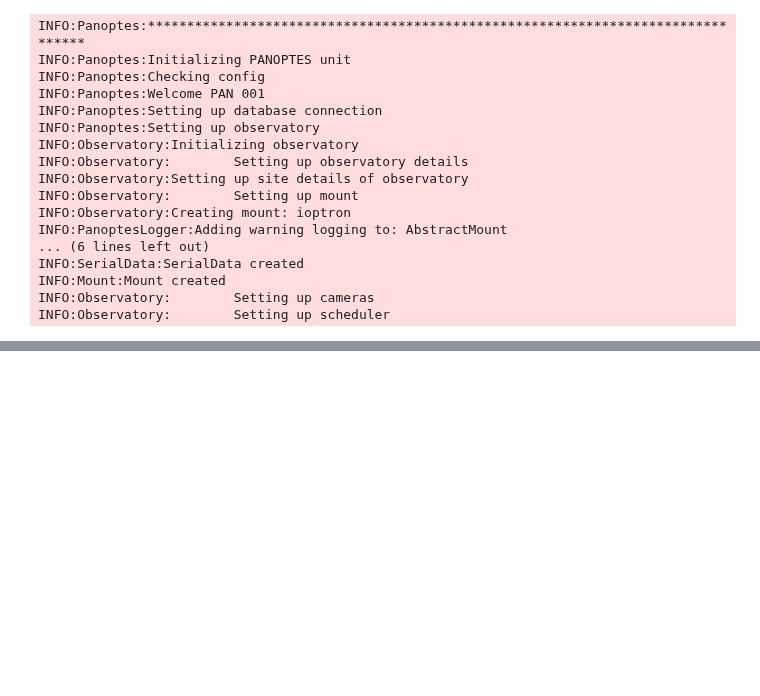
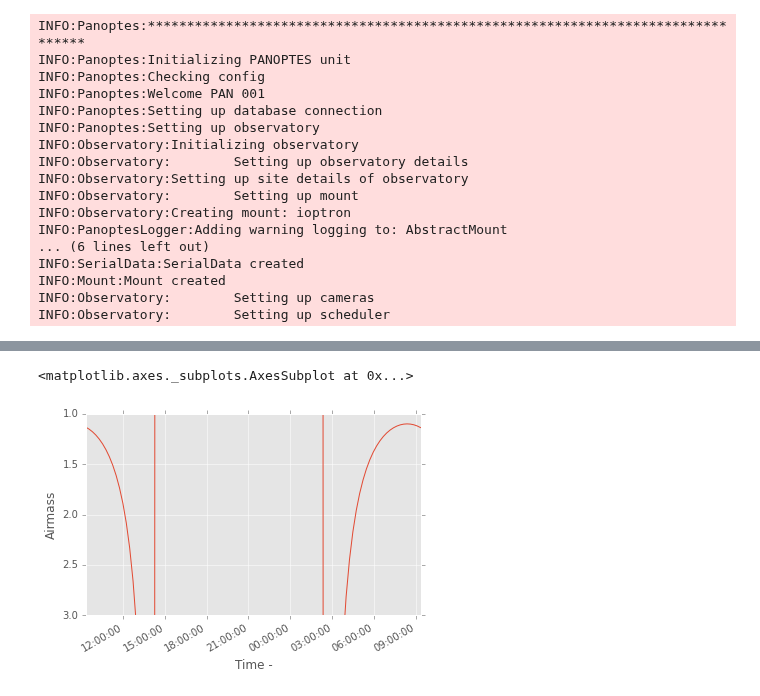
Before and after one commit to panoptes/POCS, a Jupyter notebook: examples/notebooks/Exoplanet Observability.ipynb, the cells around one changed output, grey strips where cells are left out. Cells and saved outputs as stored; diff of their text form; code cells hidden in the pictures; blank space fills up the shorter version.

```diff
--- a/examples/notebooks/Exoplanet Observability.ipynb
+++ b/examples/notebooks/Exoplanet Observability.ipynb
@@ -80,5 +81,8 @@ display.IFrame('https://en.wikipedia.org/wiki/HD_15082', 900, 400)
 # %%
 lon = pan.observatory.location.longitude
 lat = pan.observatory.location.latitude
-exo_transit_url = 'http://var2.astro.cz/ETD/predict_detail.php?STARNAME=WASP-33&PLANET=b&delka={}&sirka={:2.02f}'.format(lon, lat)
+
+target_name = 'WASP-69'
+
+exo_transit_url = 'http://var2.astro.cz/ETD/predict_detail.php?STARNAME={}&PLANET=b&delka={}&sirka={:2.02f}'.format(target_name,lon, lat)
 exo_transit_url
@@ -103,3 +157,8 @@ ValueError: Transform `frame` must be a frame name, class, or instance
+# %%
+plot_airmass(target, pan.observatory, Time.now())
+# %% [output]
+<matplotlib.axes._subplots.AxesSubplot at 0x...>
+[figure, added]
 # %%
 # Get the AltAz for the object
 wasp33b_altaz = wasp33b.transform_to(AltAz(obstime=midnight+delta_midnight, location=pan.observatory.location))
```
Also changed, not shown: parts of 15 cells of this notebook, 1 other file.
